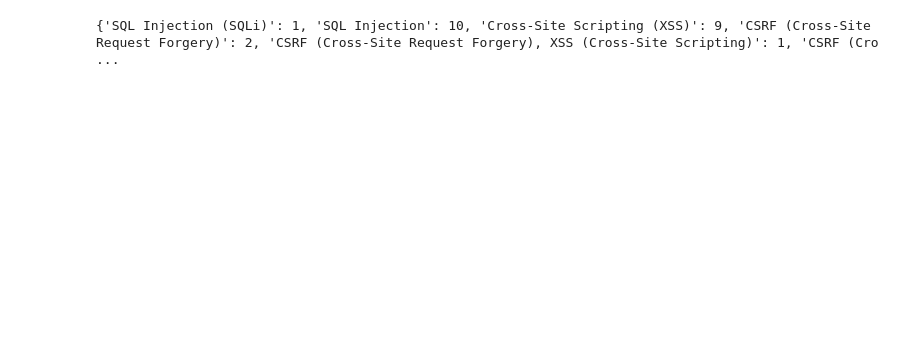
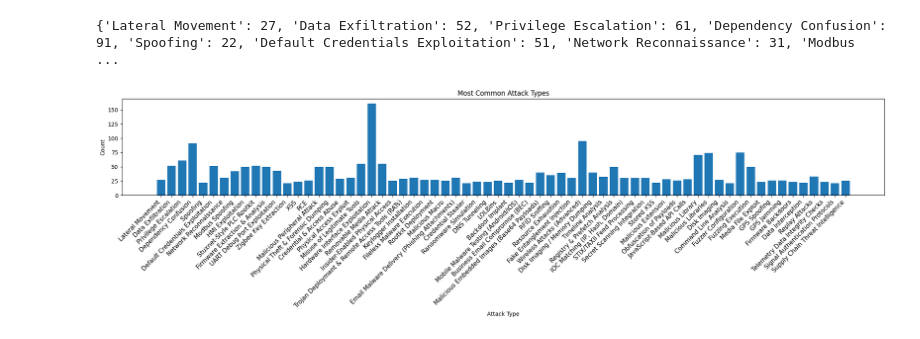
Before and after one commit to smariyamm/KWK-2025-DataScience-Fundamentals-Challenge-SM, a Jupyter notebook: creating-data-visualizations.ipynb, the cells around one changed output. Saved outputs shown, nothing was run; the diff lists cells and outputs as text; code cells hidden in the pictures; blank space fills up the shorter version.

Commit message:
started creating  data visualization (module 3)

```diff
--- a/creating-data-visualizations.ipynb
+++ b/creating-data-visualizations.ipynb
@@ -1,25 +1,51 @@
 # %%
 import csv
+import matplotlib.pyplot as plt
 
 rows = []
+
 with open("Datasets/Attack_Dataset.csv", "r") as file:
     reader = csv.reader(file)
     for row in reader:
         # print(row)
         rows.append(row)
 
 # print(rows)
 
 rows = rows[1:]
 dic = {}
 # print(rows[0])
 
 for row in rows:
     # print(row[3].strip())
     if row[3].strip() not in dic:
         dic[row[3].strip()] = 0
     dic[row[3].strip()] += 1
 
+
+# for key, value in dic.items():
+#     print(key, ":", value)
+dic['other'] = 0
+keys = []
+for key, value in dic.items():
+    if value <= 20 :
+        dic['other'] += 1
+        keys.append(key)
+
+for key in keys:
+    del dic[key]
+del dic['other']
+
+
 print(dic)
+plt.figure(figsize=(20, 6)) # width=12, height=6
+plt.bar(dic.keys(),dic.values())
+plt.xlabel("Attack Type")
+plt.ylabel("Count")
+plt.title("Most Common Attack Types")
+plt.xticks(rotation=45, ha="right", fontsize=11)
+plt.tight_layout()
+plt.show()
 # %% [output]
-{'SQL Injection (SQLi)': 1, 'SQL Injection': 10, 'Cross-Site Scripting (XSS)': 9, 'CSRF (Cross-Site Request Forgery)': 2, 'CSRF (Cross-Site Request Forgery), XSS (Cross-Site Scripting)': 1, 'CSRF (Cro ...
+{'Lateral Movement': 27, 'Data Exfiltration': 52, 'Privilege Escalation': 61, 'Dependency Confusion': 91, 'Spoofing': 22, 'Default Credentials Exploitation': 51, 'Network Reconnaissance': 31, 'Modbus  ...
+[figure, added]
```
